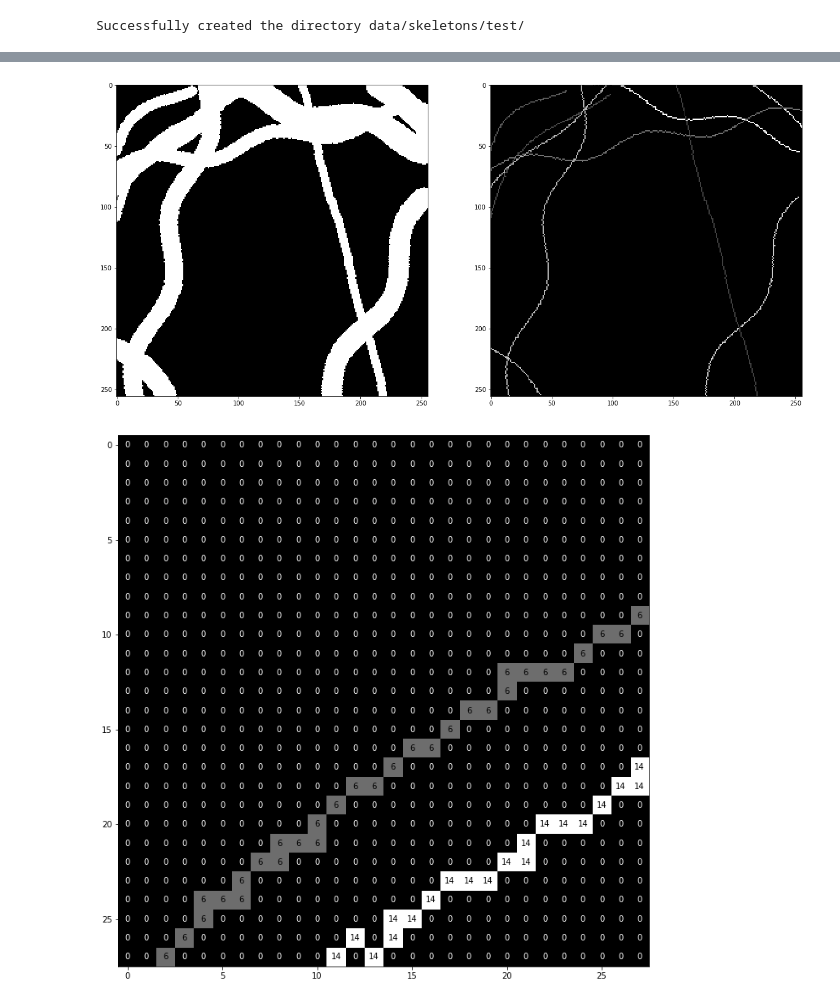
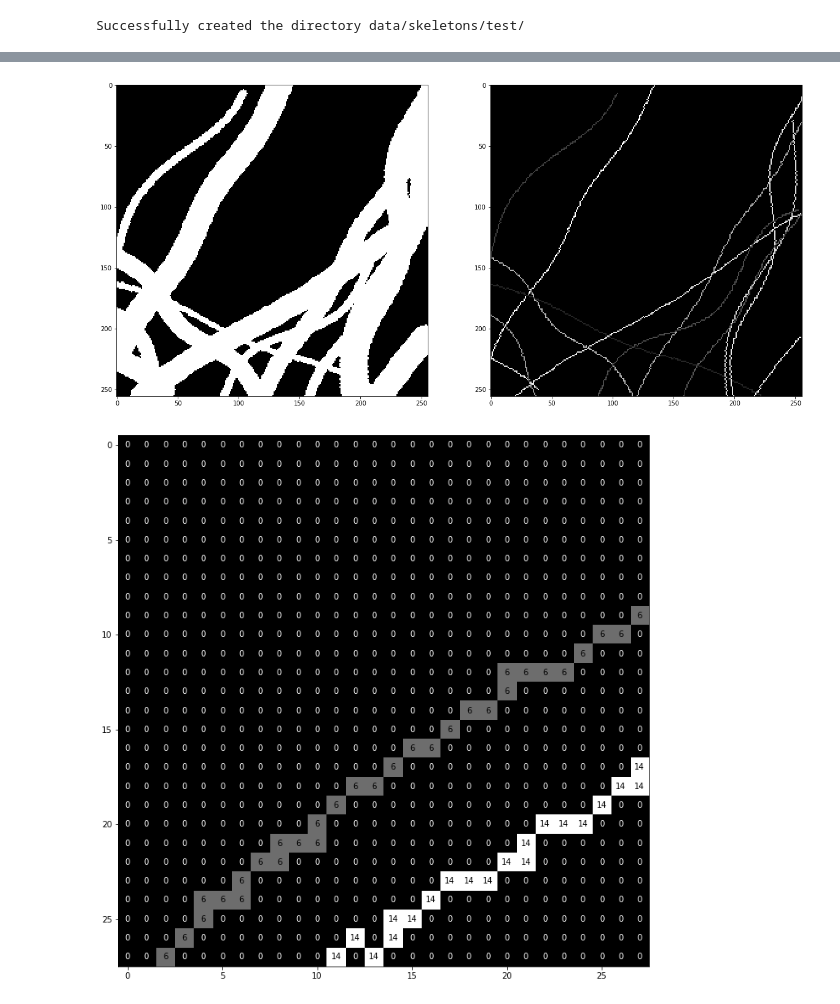
Before and after one commit to alainno/fibergen, a Jupyter notebook: skeletons-gts.ipynb, the cells around one changed output, grey strips where cells are left out. Cells and saved outputs as stored; diff of their text form; code cells hidden in the pictures.

```diff
--- a/skeletons-gts.ipynb
+++ b/skeletons-gts.ipynb
@@ -63,15 +45,15 @@ i=499
 # %%
 import matplotlib.pyplot as plt
 
-img1 = cv2.imread('data/skeletons/images/0500.png', 0)
-img2 = cv2.imread('data/skeletons/masks/0500.png', 0)
+img1 = cv2.imread('data/skeletons/images/0499.png', 0)
+img2 = cv2.imread('data/skeletons/masks/0499.png', 0)
 
 plt.figure(figsize=(20,10))
 plt.subplot(1,2,1), plt.imshow(img1, cmap='gray')
 plt.subplot(1,2,2), plt.imshow(img2, cmap='gray')
 plt.show()
 # %% [output]
-[figure, old version]
+[figure, new version]
 # %%
 start = 25
 end = start + 28
```
Also changed, not shown: parts of 2 cells of this notebook.
